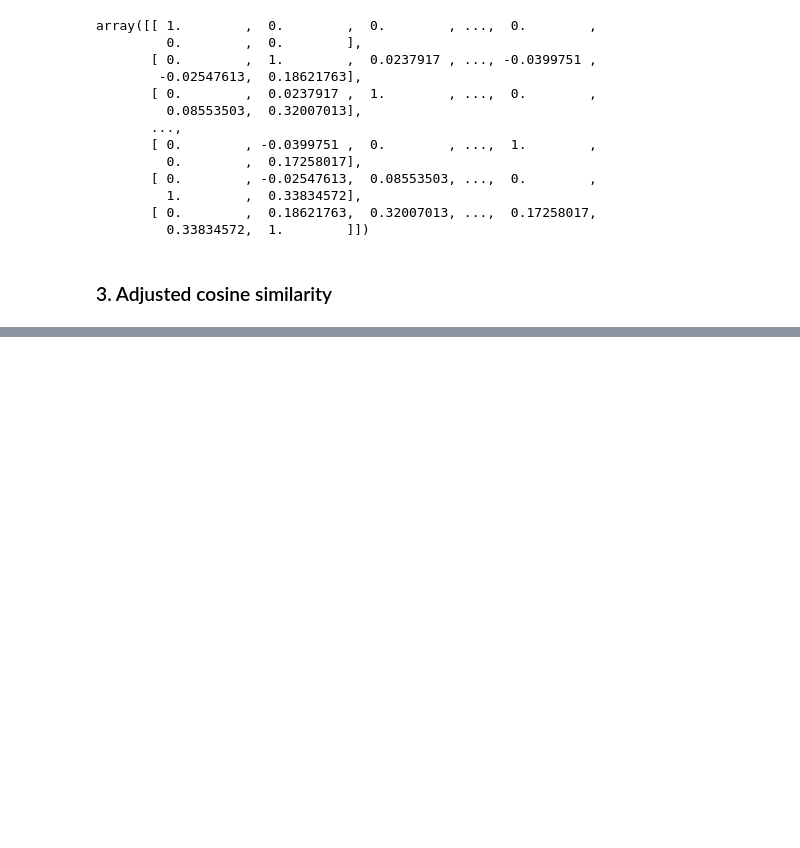
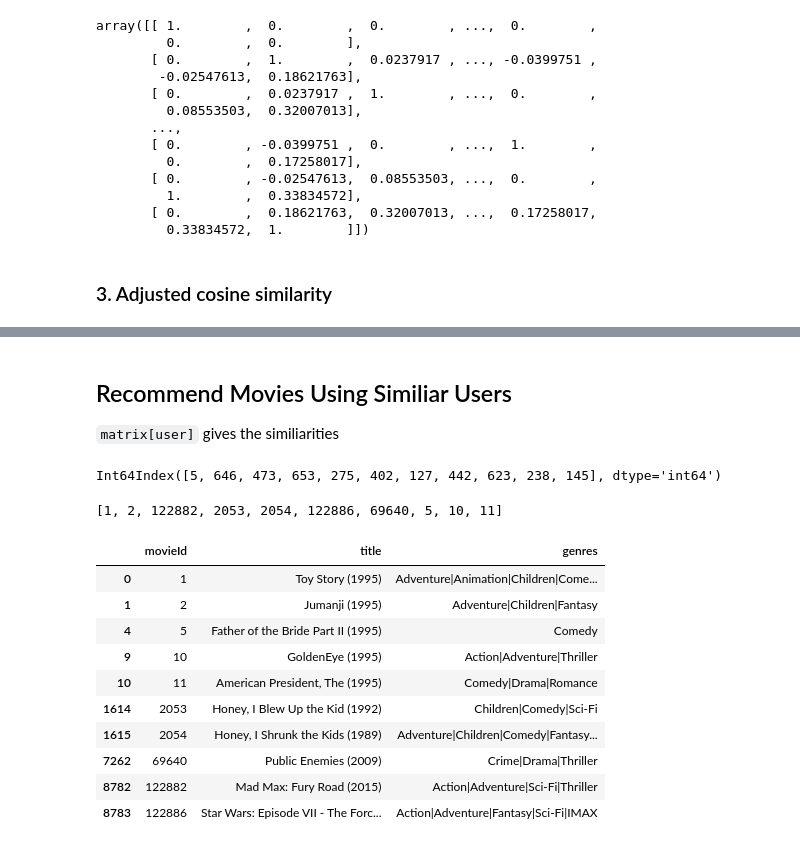
Before and after one commit to jsmienk/MLBD, a Jupyter notebook: recommender/2-collaborative-filtering.ipynb, the cells around one changed output, grey strips where cells are left out. Drawn from its saved outputs; the diff is of its cells as text; code cells hidden in the pictures; blank space fills up the shorter version.

```diff
--- a/recommender/2-collaborative-filtering.ipynb
+++ b/recommender/2-collaborative-filtering.ipynb
@@ -192,0 +228,52 @@ array([[ 1.        ,  0.        ,  0.        , ...,  0.        ,
+# %% [markdown]
+## Recommend Movies Using Similiar Users
+
+`matrix[user]` gives the similiarities
+# %%
+def get_similiar_users(user_user_matrix, user_id, n_users=10):
+    """
+    Get the n_users most similiar users according to the provided user-user-matrix.
+    Returned list includes the user_id provided.
+
+    User ids start at 1 and in the below dataframe at 0. This is corrected before returning the list.
+    """
+    user_user_df = pd.DataFrame(user_user_matrix.copy())
+    return user_user_df.loc[user_id - 1].sort_values(ascending=False).index[:n_users+1] + 1
+
+def recommend_movies(user_item_df, user_ids, n_movies=10):
+    """
+
+    """
+    user_id = similiar_users[0]
+    similiar_user_ids = similiar_users[1:]
+    similiar_df = user_item_df.loc[user_ids]
+    movie_ids = set()
+    for u_id in similiar_user_ids:
+        movie_ids.update(similiar_df.loc[u_id][similiar_df.loc[u_id].notna()].index)
+    for m_id in similiar_df.loc[user_id][similiar_df.loc[user_id].notna()].index:
+        movie_ids.discard(m_id)
+    return list(movie_ids)[:n_movies]
+# %%
+similiar_users = get_similiar_users(user_user_matrix=pearson_user_user_matrix, user_id=5)
+similiar_users
+# %% [output]
+Int64Index([5, 646, 473, 653, 275, 402, 127, 442, 623, 238, 145], dtype='int64')
+# %%
+recommended_movies = recommend_movies(user_item_df=user_item_df, user_ids=similiar_users)
+recommended_movies
+# %% [output]
+[1, 2, 122882, 2053, 2054, 122886, 69640, 5, 10, 11]
+# %%
+movies[movies.movieId.isin(recommended_movies)]
+# %% [output]
+|  | movieId | title | genres |
+| 0 | 1 | Toy Story (1995) | Adventure|Animation|Children|Come... |
+| 1 | 2 | Jumanji (1995) | Adventure|Children|Fantasy |
+| 4 | 5 | Father of the Bride Part II (1995) | Comedy |
+| 9 | 10 | GoldenEye (1995) | Action|Adventure|Thriller |
+| 10 | 11 | American President, The (1995) | Comedy|Drama|Romance |
+| 1614 | 2053 | Honey, I Blew Up the Kid (1992) | Children|Comedy|Sci-Fi |
+| 1615 | 2054 | Honey, I Shrunk the Kids (1989) | Adventure|Children|Comedy|Fantasy... |
+| 7262 | 69640 | Public Enemies (2009) | Crime|Drama|Thriller |
+| 8782 | 122882 | Mad Max: Fury Road (2015) | Action|Adventure|Sci-Fi|Thriller |
+| 8783 | 122886 | Star Wars: Episode VII - The Forc... | Action|Adventure|Fantasy|Sci-Fi|IMAX |
```
Also changed, not shown: parts of 2 cells of this notebook, 1 other file.
